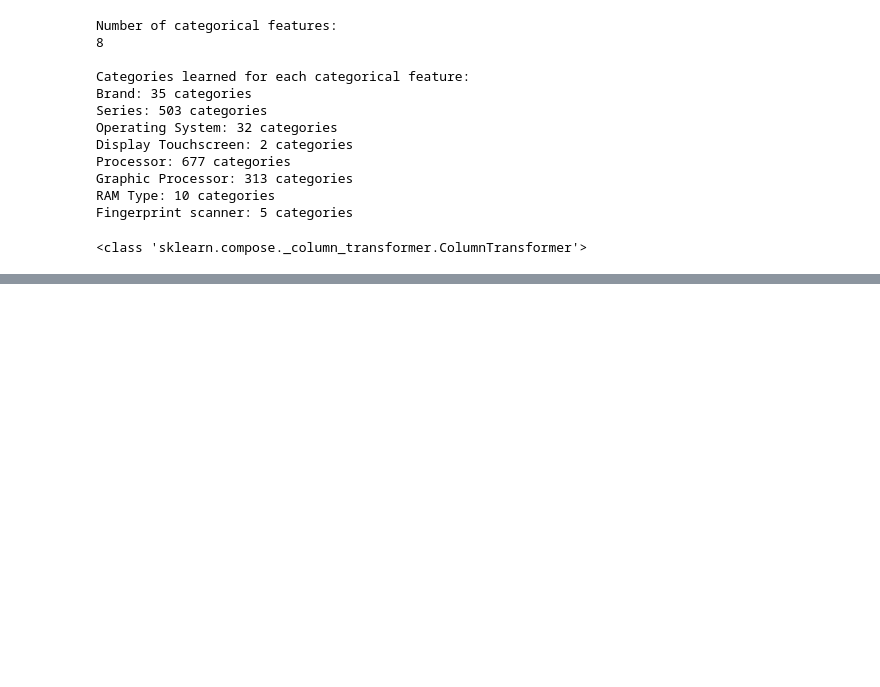
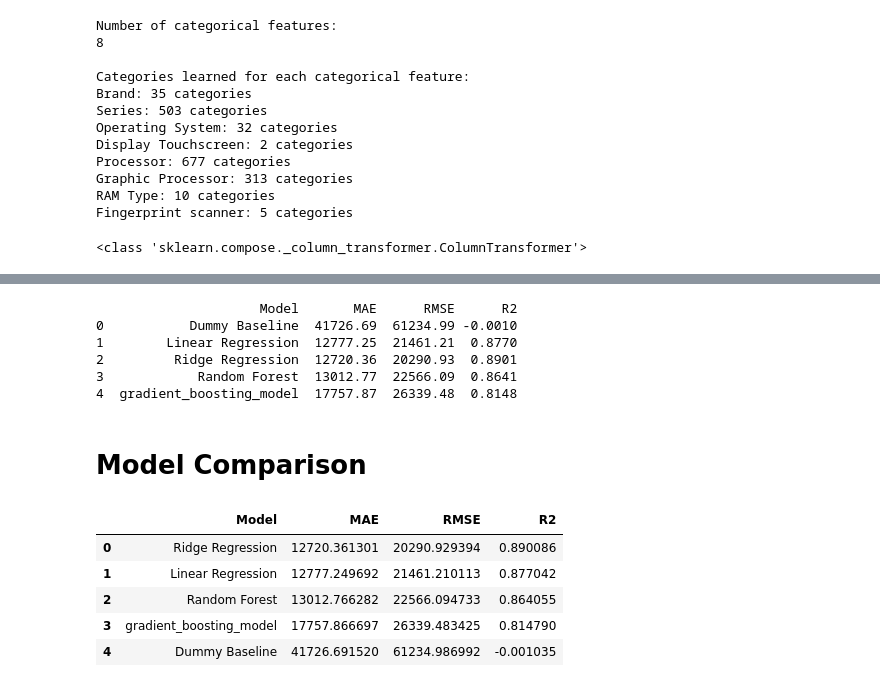
Before and after one commit to Sandeep-060/LaptopWise, a Jupyter notebook: notebooks/05_ml_pipeline.ipynb, the cells around one changed output, grey strips where cells are left out. Cells and saved outputs as stored; diff of their text form; code cells hidden in the pictures; blank space fills up the shorter version.

```diff
--- a/notebooks/05_ml_pipeline.ipynb
+++ b/notebooks/05_ml_pipeline.ipynb
@@ -304,0 +614,25 @@ print(type(preprocessor))
+# %%
+print(evaluation_display)
+# %% [output]
+                     Model       MAE      RMSE      R2
+0           Dummy Baseline  41726.69  61234.99 -0.0010
+1        Linear Regression  12777.25  21461.21  0.8770
+2         Ridge Regression  12720.36  20290.93  0.8901
+3            Random Forest  13012.77  22566.09  0.8641
+4  gradient_boosting_model  17757.87  26339.48  0.8148
+# %% [markdown]
+# Model Comparison
+# %%
+comparison_by_r2 = evaluation_df.sort_values(
+    by="R2",
+    ascending=False
+).reset_index(drop=True)
+
+comparison_by_r2
+# %% [output]
+|  | Model | MAE | RMSE | R2 |
+| 0 | Ridge Regression | 12720.361301 | 20290.929394 | 0.890086 |
+| 1 | Linear Regression | 12777.249692 | 21461.210113 | 0.877042 |
+| 2 | Random Forest | 13012.766282 | 22566.094733 | 0.864055 |
+| 3 | gradient_boosting_model | 17757.866697 | 26339.483425 | 0.814790 |
+| 4 | Dummy Baseline | 41726.691520 | 61234.986992 | -0.001035 |
```
Also changed, not shown: parts of 33 cells of this notebook.
